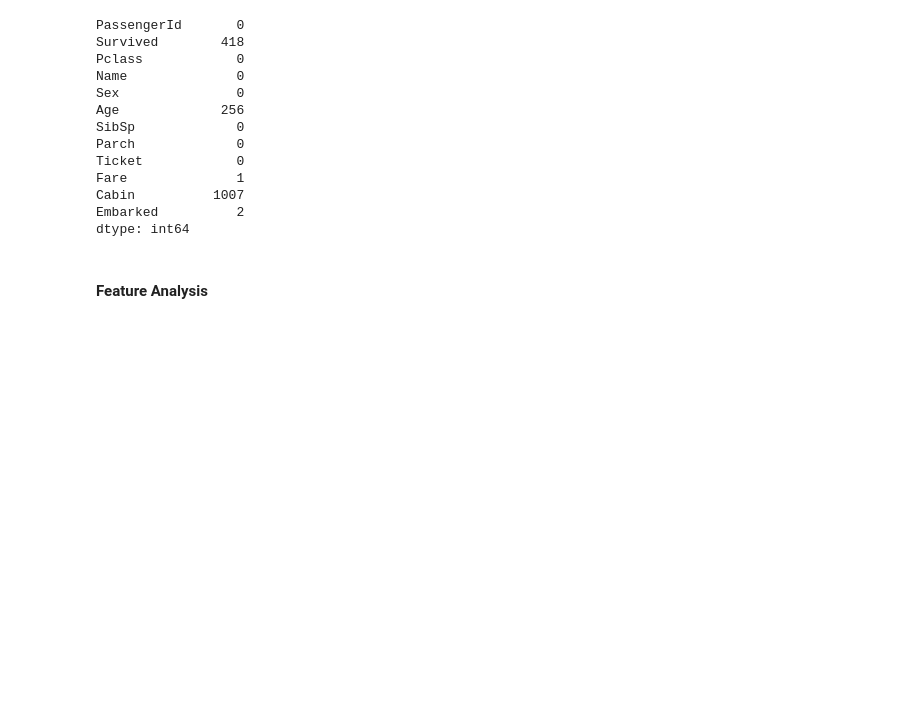
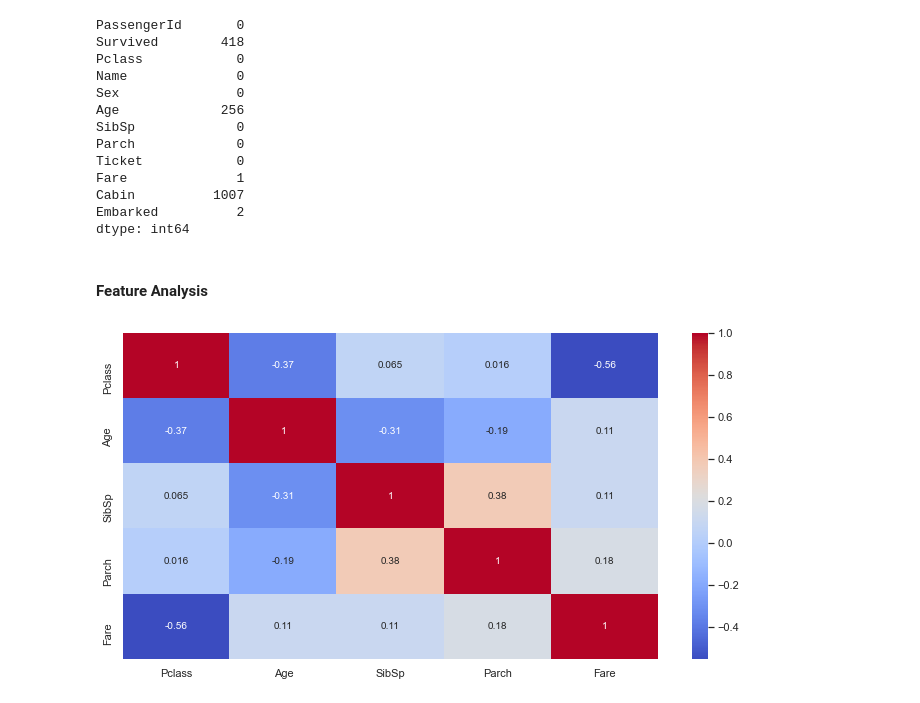
Before and after one commit to pksvv/MLEnsemble, a Jupyter notebook: Titanic.ipynb, the cells around one changed output. Saved outputs shown, nothing was run; the diff lists cells and outputs as text; code cells hidden in the pictures; blank space fills up the shorter version.

```diff
--- a/Titanic.ipynb
+++ b/Titanic.ipynb
@@ -159,0 +158,8 @@ plt.figure()
+# %%
+plt.figure(figsize=(12,6))
+
+sns.heatmap(train[['Pclass', 'Age', 'SibSp', 'Parch', 'Fare']].corr(),
+            annot=True,
+            cmap='coolwarm');
+# %% [output]
+[figure, added]
```
Also changed, not shown: parts of 35 cells of this notebook.
